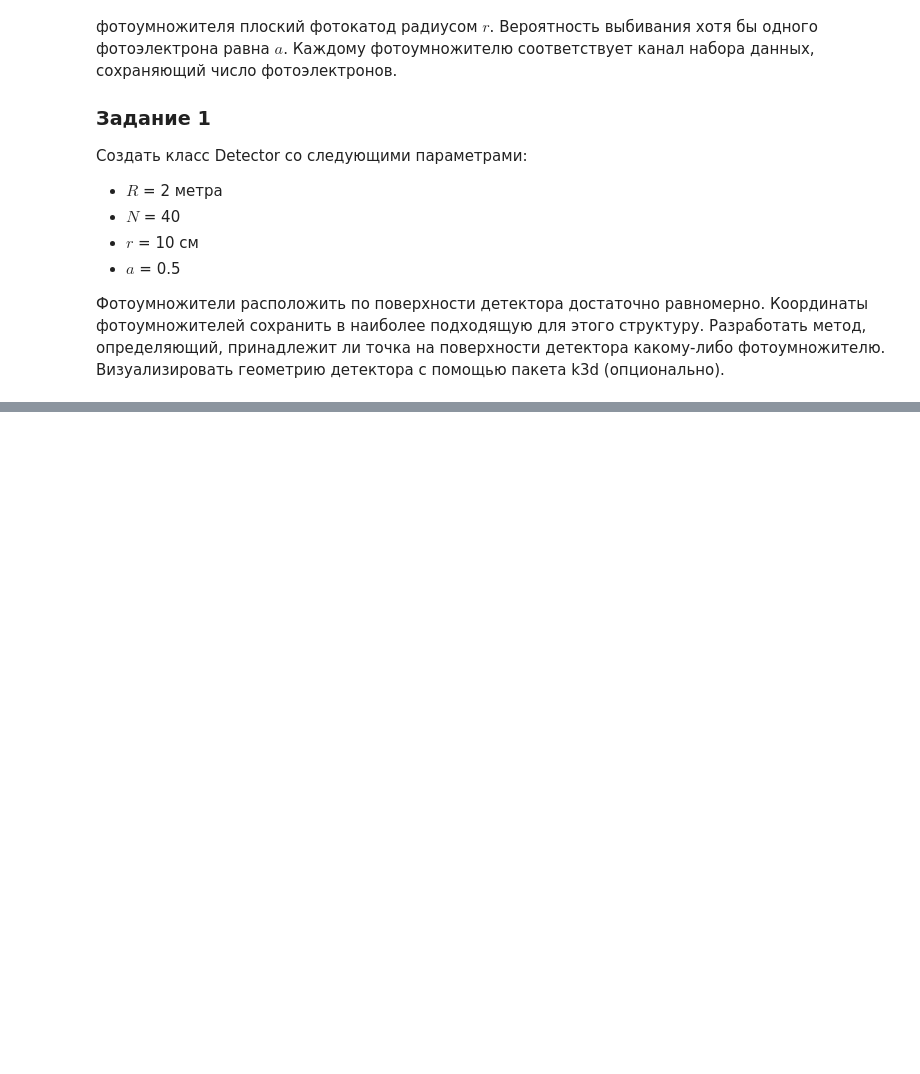
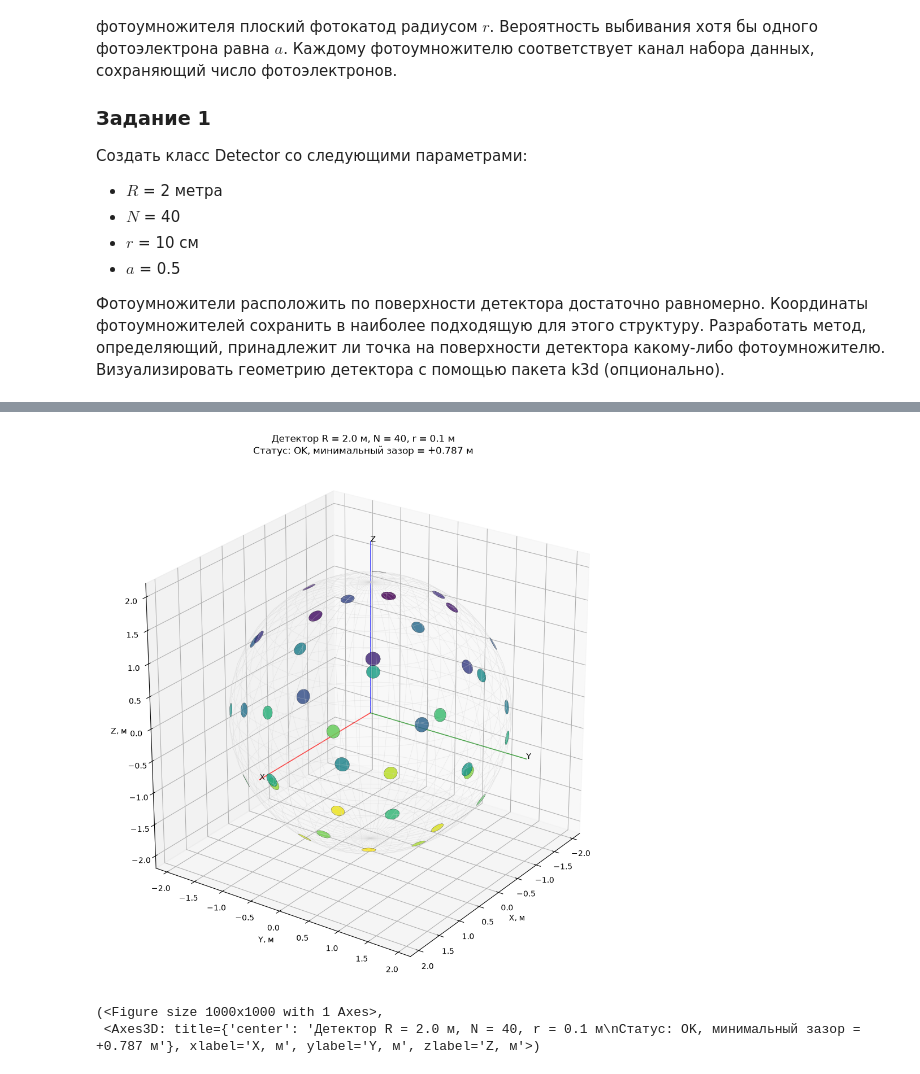
Before and after one commit to slaviknik/phiz_m, a Jupyter notebook: Detector.ipynb, the cells around one changed output, grey strips where cells are left out. Saved outputs shown, nothing was run; the diff lists cells and outputs as text; code cells hidden in the pictures; blank space fills up the shorter version.

```diff
--- a/Detector.ipynb
+++ b/Detector.ipynb
@@ -491,0 +23,5 @@ plot_detector_k3d(det, show_normals=False)
+# %%
+import detector, coordinates, visualize, tests
+import numpy as np
+
+det = detector.Detector(pmt_number=40)
@@ -491,0 +41,6 @@ plot_detector_k3d(det, show_normals=False)
+# %%
+visualize.plot_detector(det)
+# %% [output]
+[figure, added]
+(<Figure size 1000x1000 with 1 Axes>,
+ <Axes3D: title={'center': 'Детектор R = 2.0 м, N = 40, r = 0.1 м\nСтатус: OK, минимальный зазор = +0.787 м'}, xlabel='X, м', ylabel='Y, м', zlabel='Z, м'>)
```
Also changed, not shown: parts of 11 cells of this notebook, 2 other files.
